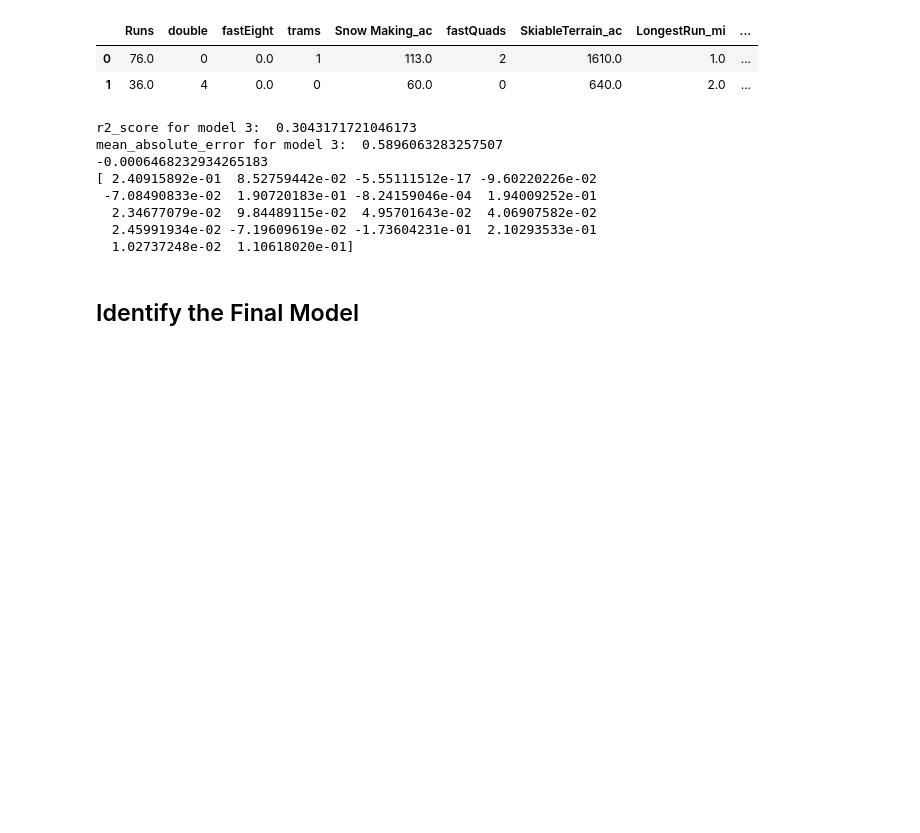
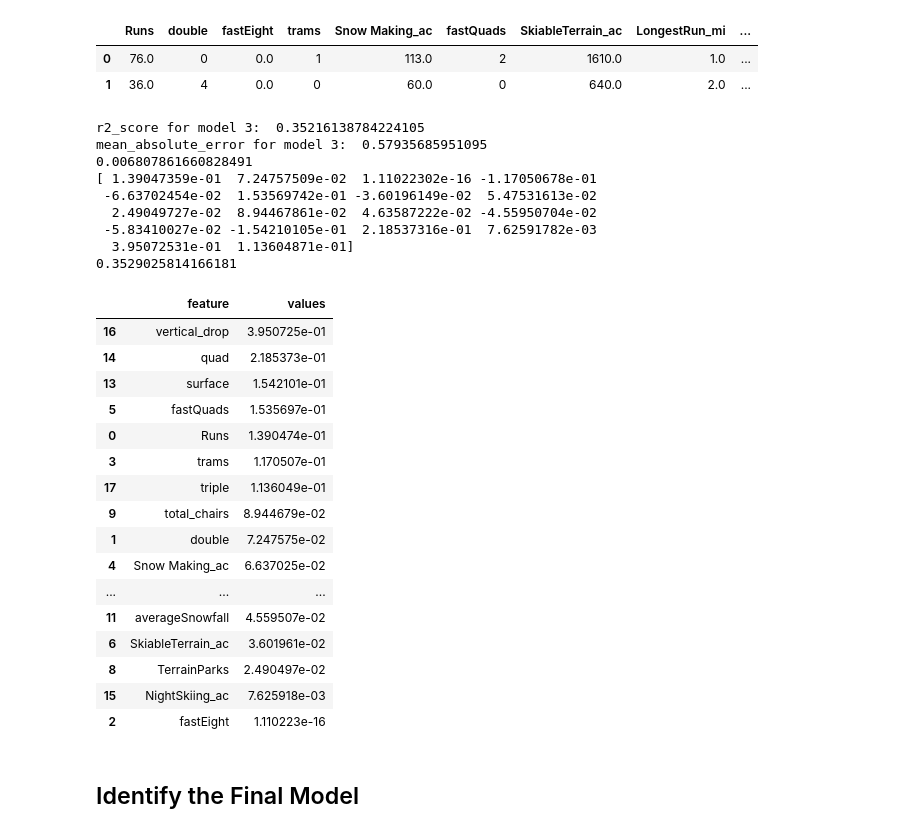
Before and after one commit to saimoom026/Springboard, a Jupyter notebook: springboard/GuidedCapstone/Notebook_stepfourandfive.ipynb, the cells around one changed output. Saved outputs shown, nothing was run; the diff lists cells and outputs as text; code cells hidden in the pictures; blank space fills up the shorter version.

Commit message:
important features added along with model selection

```diff
--- a/springboard/GuidedCapstone/Notebook_stepfourandfive.ipynb
+++ b/springboard/GuidedCapstone/Notebook_stepfourandfive.ipynb
@@ -232,7 +284,7 @@ mean_absolute_error for model 2:  0.5778803285137045
 #### Model 3
 # %%
 # remove 'summit_elev' and 'base_elev' columns
-to_drop=['summit_elev','vertical_drop']
+to_drop=['summit_elev','base_elev']
 df_feature3=df_feature2.drop(to_drop,axis=1)
 # %%
 df_feature3.head(2)
@@ -260,15 +312,40 @@ print('mean_absolute_error for model 3: ',mean_absolute_error(y_test, y_pred))
 
 print(lm.intercept_)
 print(lm.coef_)
+print(explained_variance_score(y_test, y_pred))
 # %% [output]
-r2_score for model 3:  0.3043171721046173
-mean_absolute_error for model 3:  0.5896063283257507
--0.0006468232934265183
-[ 2.40915892e-01  8.52759442e-02 -5.55111512e-17 -9.60220226e-02
- -7.08490833e-02  1.90720183e-01 -8.24159046e-04  1.94009252e-01
-  2.34677079e-02  9.84489115e-02  4.95701643e-02  4.06907582e-02
-  2.45991934e-02 -7.19609619e-02 -1.73604231e-01  2.10293533e-01
-  1.02737248e-02  1.10618020e-01]
+r2_score for model 3:  0.35216138784224105
+mean_absolute_error for model 3:  0.57935685951095
+0.006807861660828491
+[ 1.39047359e-01  7.24757509e-02  1.11022302e-16 -1.17050678e-01
+ -6.63702454e-02  1.53569742e-01 -3.60196149e-02  5.47531613e-02
+  2.49049727e-02  8.94467861e-02  4.63587222e-02 -4.55950704e-02
+ -5.83410027e-02 -1.54210105e-01  2.18537316e-01  7.62591782e-03
+  3.95072531e-01  1.13604871e-01]
+0.3529025814166181
+# %%
+df_res3=pd.DataFrame()
+df_res3['feature']=df_feature3.columns
+df_res3['values']=abs(lm.coef_)
+df_res3.sort_values(by=['values'],ascending=False)
+# %% [output]
+|  | feature | values |
+| 16 | vertical_drop | 3.950725e-01 |
+| 14 | quad | 2.185373e-01 |
+| 13 | surface | 1.542101e-01 |
+| 5 | fastQuads | 1.535697e-01 |
+| 0 | Runs | 1.390474e-01 |
+| 3 | trams | 1.170507e-01 |
+| 17 | triple | 1.136049e-01 |
+| 9 | total_chairs | 8.944679e-02 |
+| 1 | double | 7.247575e-02 |
+| 4 | Snow Making_ac | 6.637025e-02 |
+| ... | ... | ... |
+| 11 | averageSnowfall | 4.559507e-02 |
+| 6 | SkiableTerrain_ac | 3.601961e-02 |
+| 8 | TerrainParks | 2.490497e-02 |
+| 15 | NightSkiing_ac | 7.625918e-03 |
+| 2 | fastEight | 1.110223e-16 |
 # %% [markdown]
 ## Identify the Final Model
 # %% [markdown]
```
Also changed, not shown: parts of 6 cells of this notebook.
